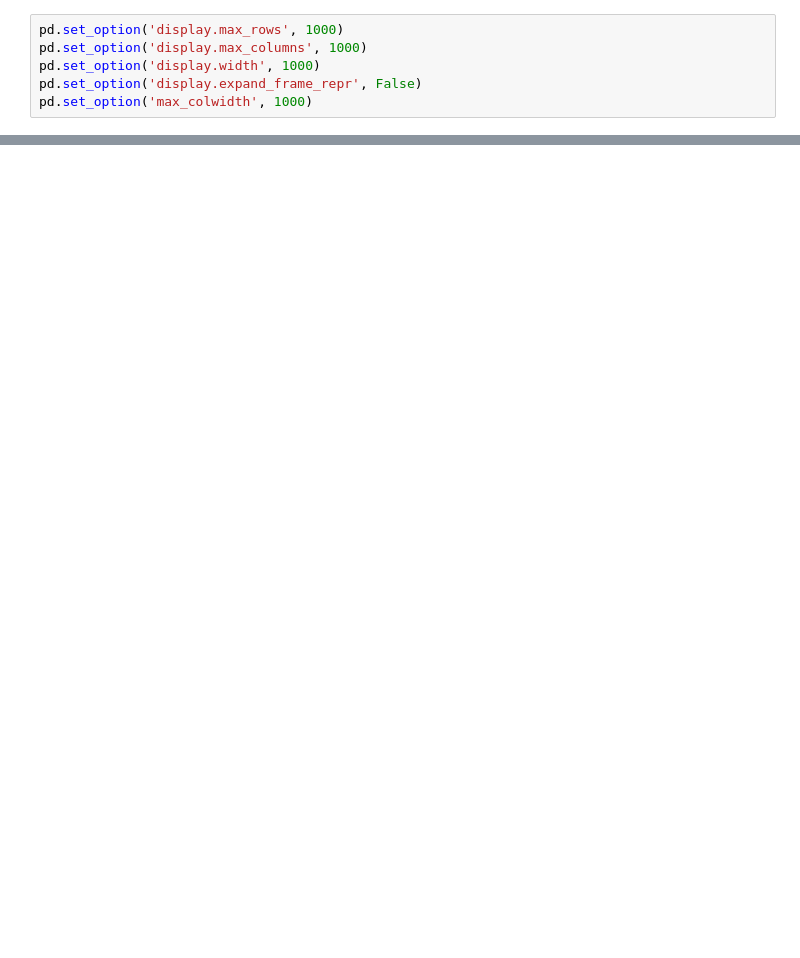
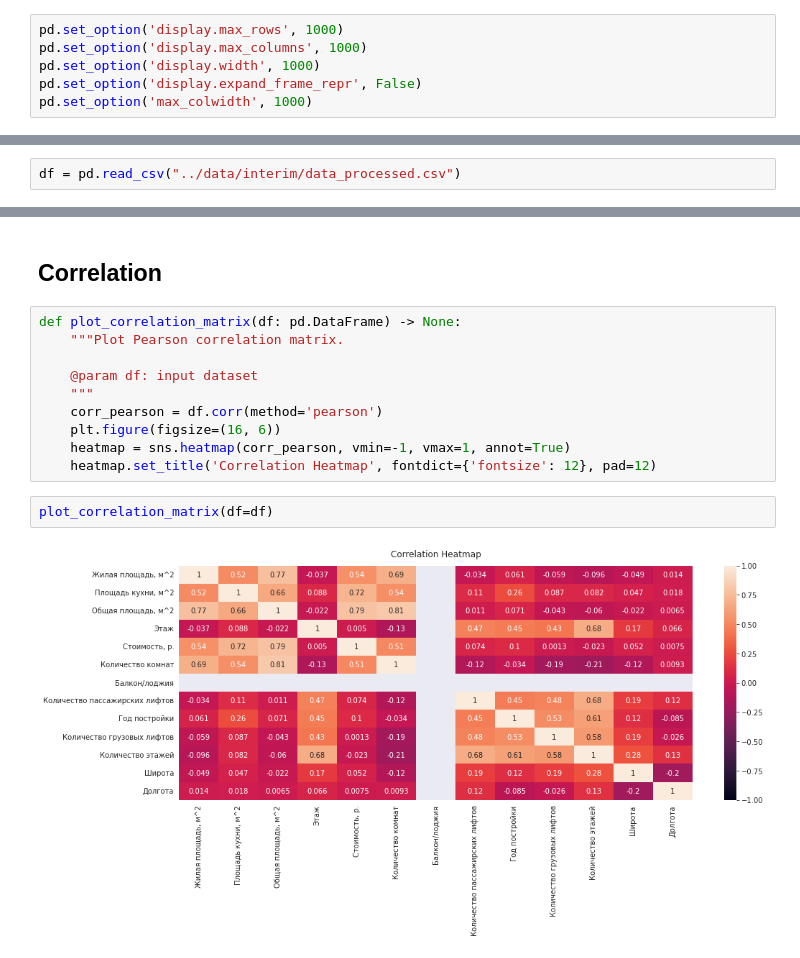
Before and after one commit to zakladniy/apartment_price_prediction, a Jupyter notebook: notebooks/EDA.ipynb, the cells around one changed output, grey strips where cells are left out. Saved outputs shown, nothing was run; the diff lists cells and outputs as text; blank space fills up the shorter version.

```diff
--- a/notebooks/EDA.ipynb
+++ b/notebooks/EDA.ipynb
@@ -458 +17,3 @@ df = pd.json_normalize(ads)
+# %%
+df = pd.read_csv("../data/interim/data_processed.csv")
 # %%
@@ -481,0 +76,16 @@ df.shape
+# %% [markdown]
+## Correlation
+# %%
+def plot_correlation_matrix(df: pd.DataFrame) -> None:
+    """Plot Pearson correlation matrix.
+
+    @param df: input dataset
+    """
+    corr_pearson = df.corr(method='pearson')
+    plt.figure(figsize=(16, 6))
+    heatmap = sns.heatmap(corr_pearson, vmin=-1, vmax=1, annot=True)
+    heatmap.set_title('Correlation Heatmap', fontdict={'fontsize': 12}, pad=12)
+# %%
+plot_correlation_matrix(df=df)
+# %% [output]
+[figure, added]
```
Also changed, not shown: parts of 37 cells of this notebook, 4 other files.
